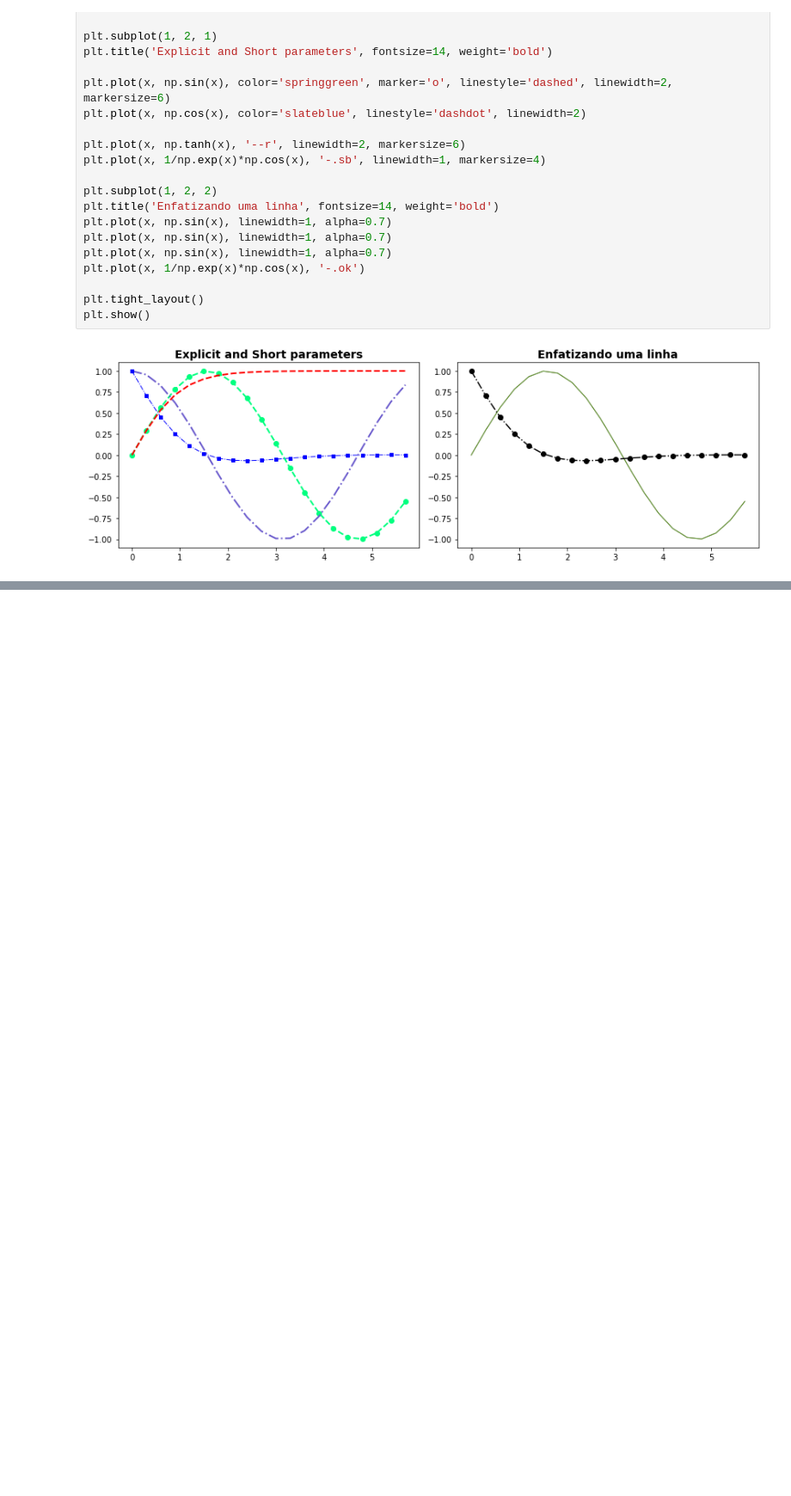
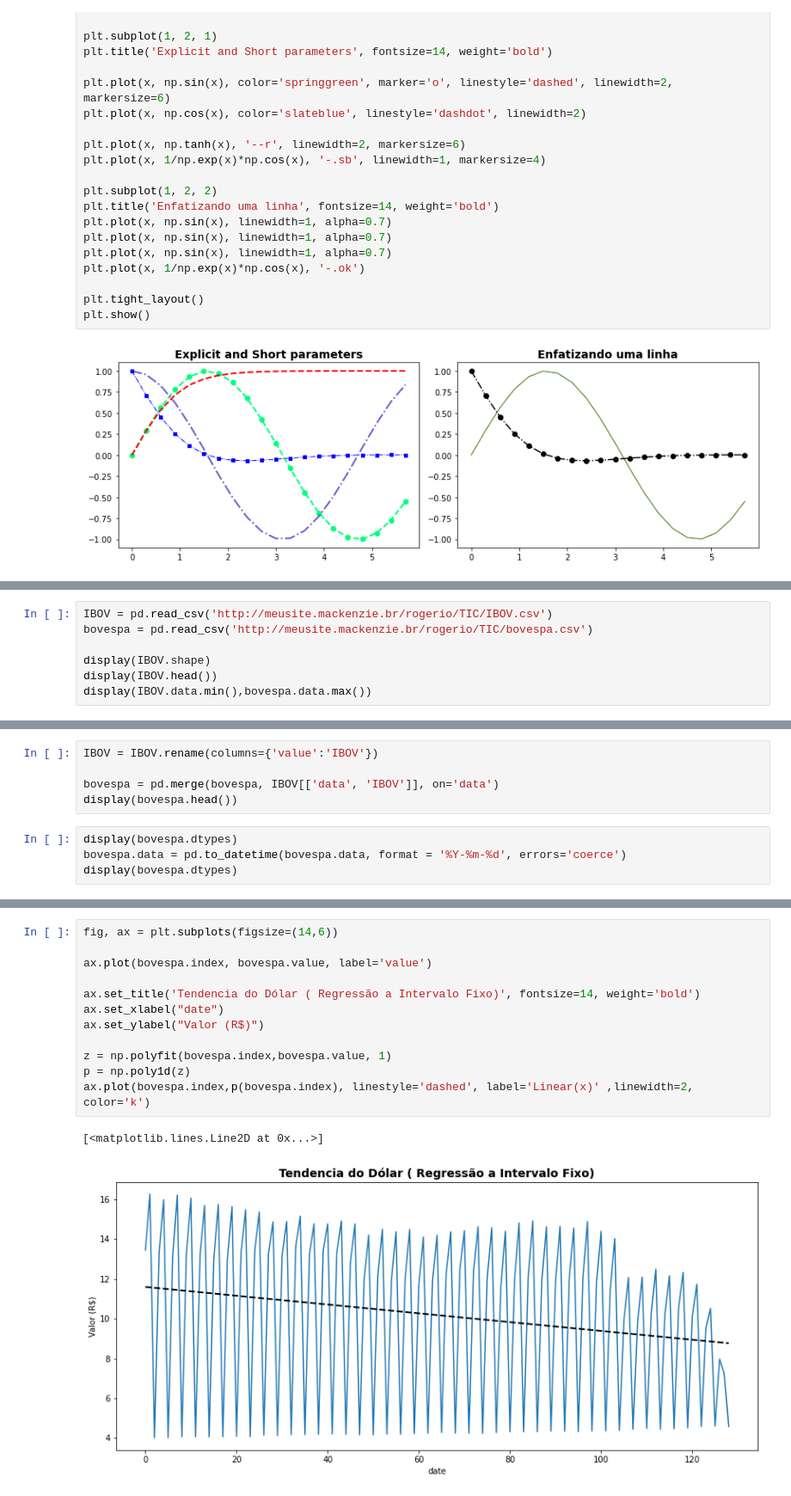
Before and after one commit to dioallan/testecolab, a Jupyter notebook: testes Colab.ipynb, the cells around one changed output, grey strips where cells are left out. Shown at 86% size. Drawn from its saved outputs; the diff is of its cells as text; blank space fills up the shorter version.

```diff
--- a/testes Colab.ipynb
+++ b/testes Colab.ipynb
@@ -88,0 +91,7 @@ plt.show()
+# %%
+IBOV = pd.read_csv('http://meusite.mackenzie.br/rogerio/TIC/IBOV.csv')
+bovespa = pd.read_csv('http://meusite.mackenzie.br/rogerio/TIC/bovespa.csv')
+
+display(IBOV.shape)
+display(IBOV.head())
+display(IBOV.data.min(),bovespa.data.max())
@@ -88,0 +117,9 @@ plt.show()
+# %%
+IBOV = IBOV.rename(columns={'value':'IBOV'})
+
+bovespa = pd.merge(bovespa, IBOV[['data', 'IBOV']], on='data')
+display(bovespa.head())
+# %%
+display(bovespa.dtypes)
+bovespa.data = pd.to_datetime(bovespa.data, format = '%Y-%m-%d', errors='coerce')
+display(bovespa.dtypes)
@@ -88,0 +147,15 @@ plt.show()
+# %%
+fig, ax = plt.subplots(figsize=(14,6))
+
+ax.plot(bovespa.index, bovespa.value, label='value')
+
+ax.set_title('Tendencia do Dólar ( Regressão a Intervalo Fixo)', fontsize=14, weight='bold')
+ax.set_xlabel("date")
+ax.set_ylabel("Valor (R$)")
+
+z = np.polyfit(bovespa.index,bovespa.value, 1)
+p = np.poly1d(z)
+ax.plot(bovespa.index,p(bovespa.index), linestyle='dashed', label='Linear(x)' ,linewidth=2, color='k')
+# %% [output]
+[<matplotlib.lines.Line2D at 0x...>]
+[figure, added]
```
Also changed, not shown: parts of 8 cells of this notebook.
